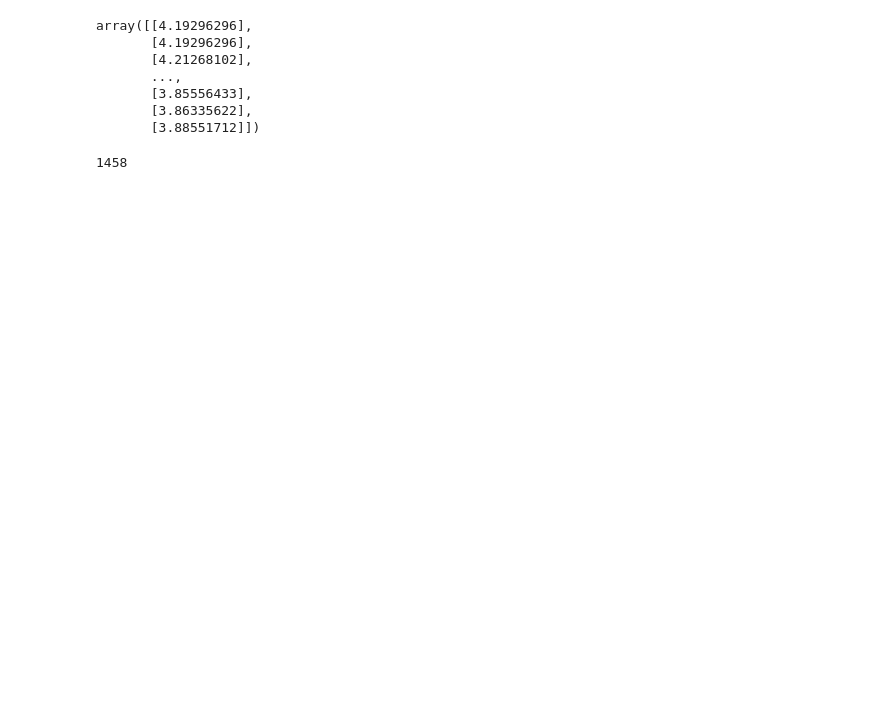
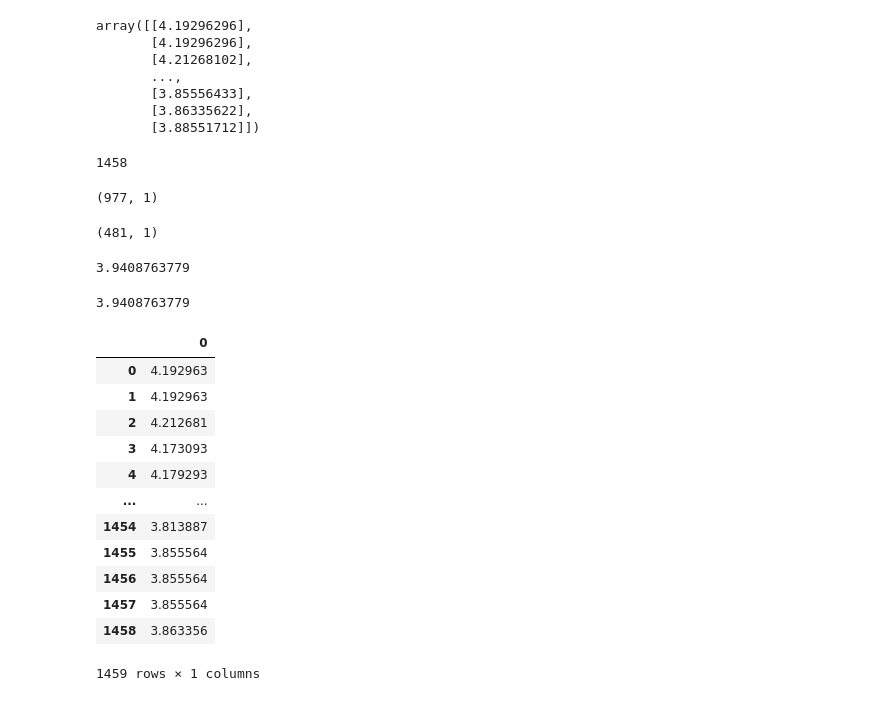
Before and after one commit to wiehajster/Dollar-Prediction, a Jupyter notebook: dollar_prediction.ipynb, the cells around one changed output. Saved outputs shown, nothing was run; the diff lists cells and outputs as text; code cells hidden in the pictures; blank space fills up the shorter version.

```diff
--- a/dollar_prediction.ipynb
+++ b/dollar_prediction.ipynb
@@ -225,5 +236,3 @@ fig.update_layout(showlegend=True)
 fig.show()
 # %% [output]
 [interactive output not drawn]
-# %%
-baseline = create_baseline(dataset)
@@ -256,3 +277,36 @@ array([[4.19296296],
 trainPredictInv.shape[0] + testPredictInv.shape[0]
 # %% [output]
 1458
+# %%
+trainPredict.shape
+# %% [output]
+(977, 1)
+# %%
+testPredict.shape
+# %% [output]
+(481, 1)
+# %%
+invDataset[55,0]
+# %% [output]
+3.9408763779
+# %%
+baseline[55, 0]
+# %% [output]
+3.9408763779
+# %%
+bl = pd.DataFrame(data=baseline)
+bl
+# %% [output]
+|  | 0 |
+| 0 | 4.192963 |
+| 1 | 4.192963 |
+| 2 | 4.212681 |
+| 3 | 4.173093 |
+| 4 | 4.179293 |
+| ... | ... |
+| 1454 | 3.813887 |
+| 1455 | 3.855564 |
+| 1456 | 3.855564 |
+| 1457 | 3.855564 |
+| 1458 | 3.863356 |
+1459 rows × 1 columns
```
Also changed, not shown: parts of 10 cells of this notebook.
